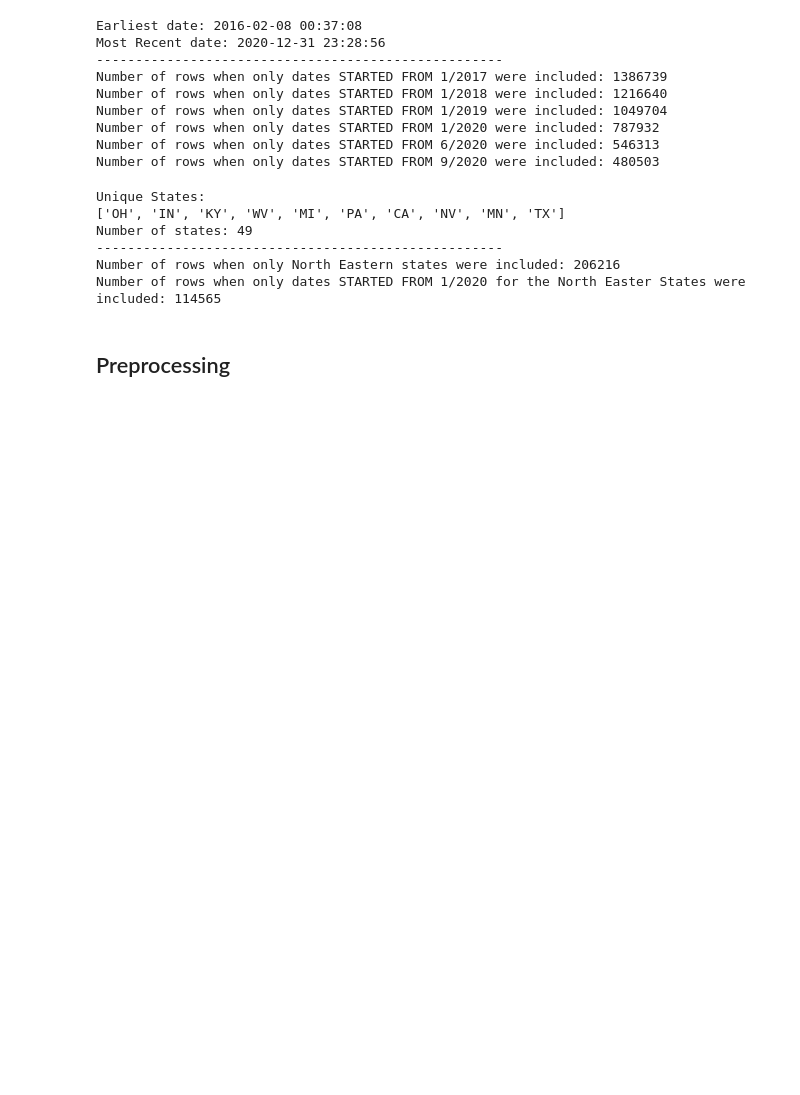
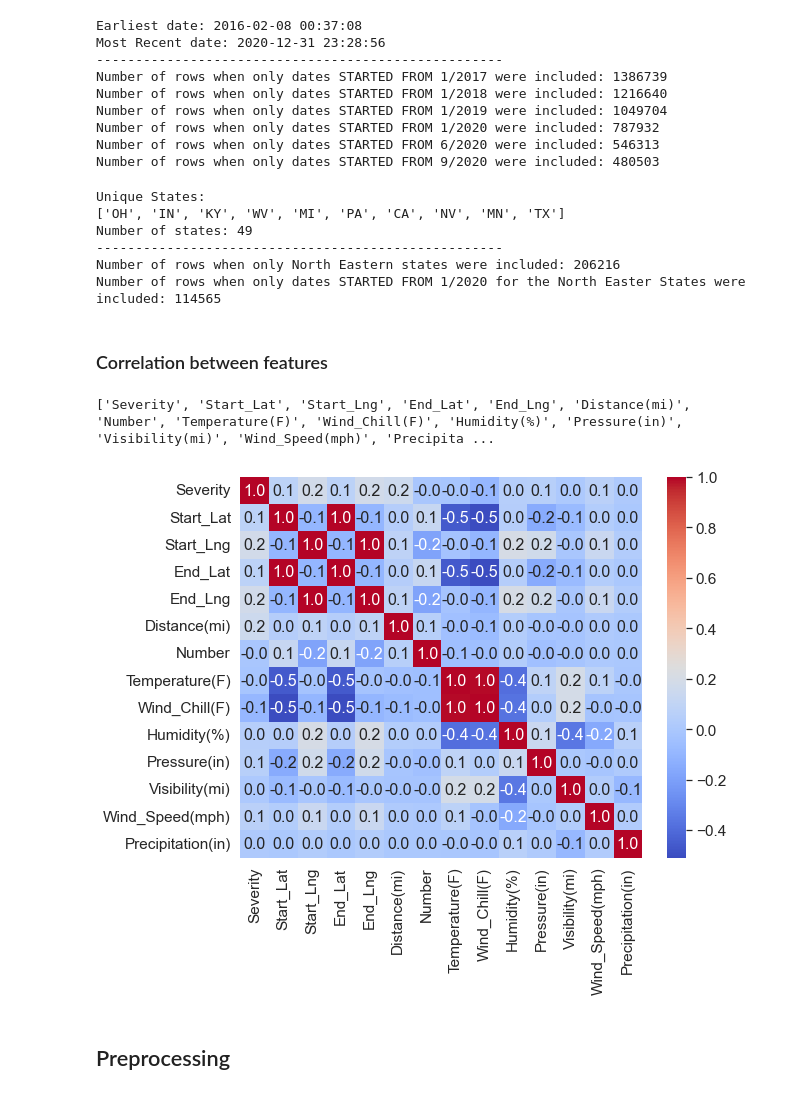
Before and after one commit to UTK-ML-Dream-Team/accident-severity-prediction, a Jupyter notebook: main.ipynb, the cells around one changed output. Cells and saved outputs as stored; diff of their text form; code cells hidden in the pictures; blank space fills up the shorter version.

Commit message:
Heatmap visualization for the correlations between columns #4

```diff
--- a/main.ipynb
+++ b/main.ipynb
@@ -252,3 +251,5 @@ Number of states: 49
 ----------------------------------------------------
 Number of rows when only North Eastern states were included: 206216
 Number of rows when only dates STARTED FROM 1/2020 for the North Easter States were included: 114565
+# %% [markdown]
+### Correlation between features
@@ -255,3 +258,11 @@ Number of rows when only dates STARTED FROM 1/2020 for the North Easter States w
+# %%
+# Find Correlations between columns
+cols_to_visualize = list(accidents_df_original.describe().columns)
+print(cols_to_visualize)
+pl.viz_columns_corr(accidents_df_original, cols_to_visualize)
+# %% [output]
+['Severity', 'Start_Lat', 'Start_Lng', 'End_Lat', 'End_Lng', 'Distance(mi)', 'Number', 'Temperature(F)', 'Wind_Chill(F)', 'Humidity(%)', 'Pressure(in)', 'Visibility(mi)', 'Wind_Speed(mph)', 'Precipita ...
+[figure, added]
 # %% [markdown]
 ## Preprocessing
 # %%
```
Also changed, not shown: parts of 6 cells of this notebook, 2 other files.
